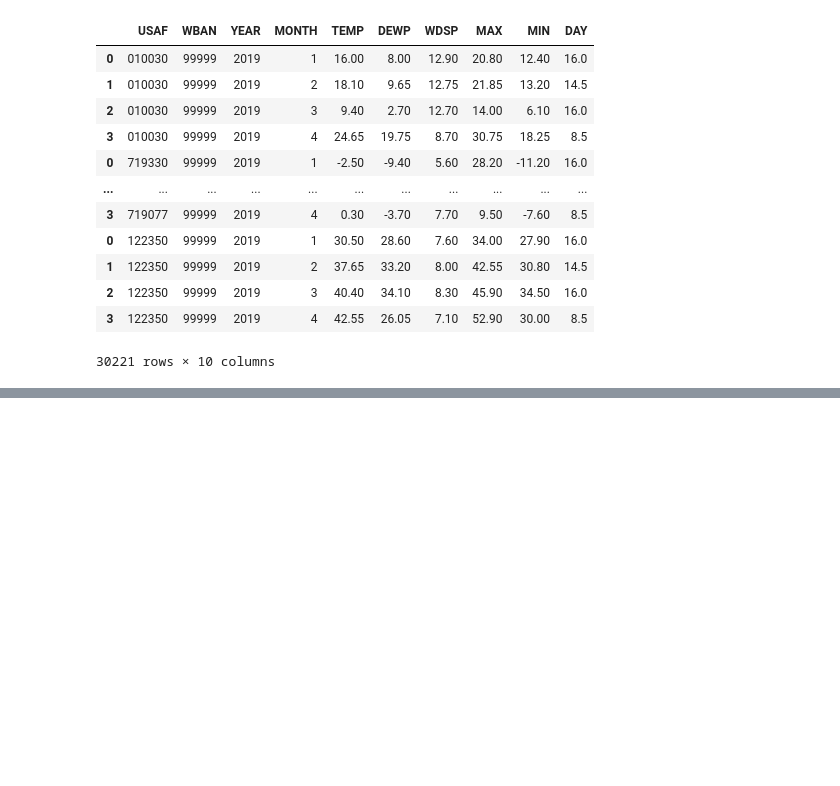
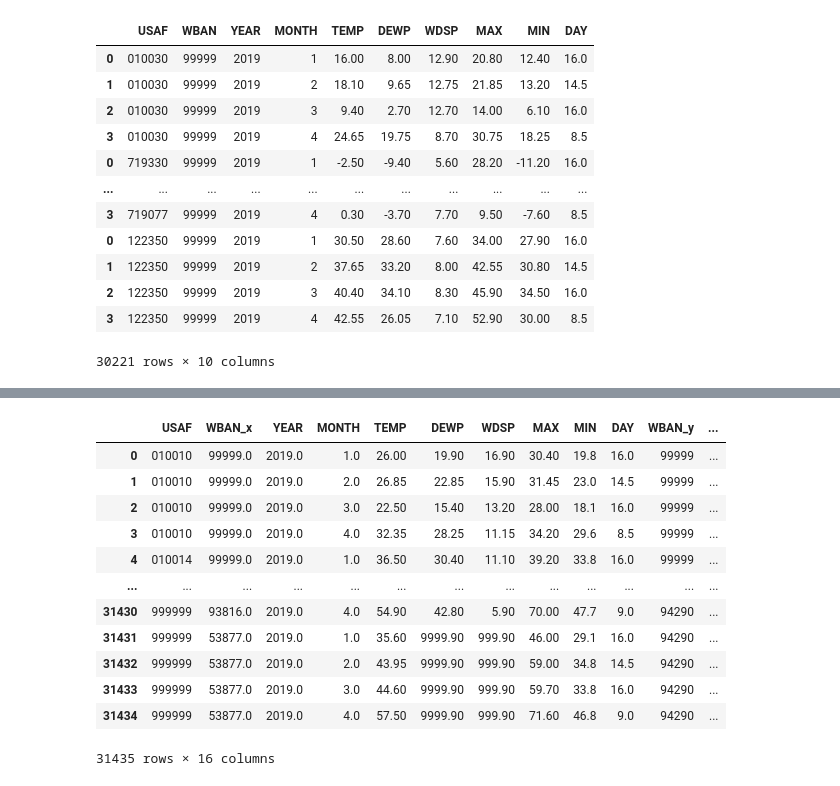
Before and after one commit to Jagjeet/weatherdata-project, a Jupyter notebook: Weather Monitoring.ipynb, the cells around one changed output, grey strips where cells are left out. Saved outputs shown, nothing was run; the diff lists cells and outputs as text; code cells hidden in the pictures; blank space fills up the shorter version.

Commit message:
updated merge

```diff
--- a/Weather Monitoring.ipynb
+++ b/Weather Monitoring.ipynb
@@ -89,0 +106,17 @@ df
+# %%
+merged_df = pd.merge(df, station_loc, how="right", on="USAF")
+merged_df
+# %% [output]
+|  | USAF | WBAN_x | YEAR | MONTH | TEMP | DEWP | WDSP | MAX | MIN | DAY | WBAN_y | ... |
+| 0 | 010010 | 99999.0 | 2019.0 | 1.0 | 26.00 | 19.90 | 16.90 | 30.40 | 19.8 | 16.0 | 99999 | ... |
+| 1 | 010010 | 99999.0 | 2019.0 | 2.0 | 26.85 | 22.85 | 15.90 | 31.45 | 23.0 | 14.5 | 99999 | ... |
+| 2 | 010010 | 99999.0 | 2019.0 | 3.0 | 22.50 | 15.40 | 13.20 | 28.00 | 18.1 | 16.0 | 99999 | ... |
+| 3 | 010010 | 99999.0 | 2019.0 | 4.0 | 32.35 | 28.25 | 11.15 | 34.20 | 29.6 | 8.5 | 99999 | ... |
+| 4 | 010014 | 99999.0 | 2019.0 | 1.0 | 36.50 | 30.40 | 11.10 | 39.20 | 33.8 | 16.0 | 99999 | ... |
+| ... | ... | ... | ... | ... | ... | ... | ... | ... | ... | ... | ... | ... |
+| 31430 | 999999 | 93816.0 | 2019.0 | 4.0 | 54.90 | 42.80 | 5.90 | 70.00 | 47.7 | 9.0 | 94290 | ... |
+| 31431 | 999999 | 53877.0 | 2019.0 | 1.0 | 35.60 | 9999.90 | 999.90 | 46.00 | 29.1 | 16.0 | 94290 | ... |
+| 31432 | 999999 | 53877.0 | 2019.0 | 2.0 | 43.95 | 9999.90 | 999.90 | 59.00 | 34.8 | 14.5 | 94290 | ... |
+| 31433 | 999999 | 53877.0 | 2019.0 | 3.0 | 44.60 | 9999.90 | 999.90 | 59.70 | 33.8 | 16.0 | 94290 | ... |
+| 31434 | 999999 | 53877.0 | 2019.0 | 4.0 | 57.50 | 9999.90 | 999.90 | 71.60 | 46.8 | 9.0 | 94290 | ... |
+31435 rows × 16 columns
```
Also changed, not shown: parts of 2 cells of this notebook.
